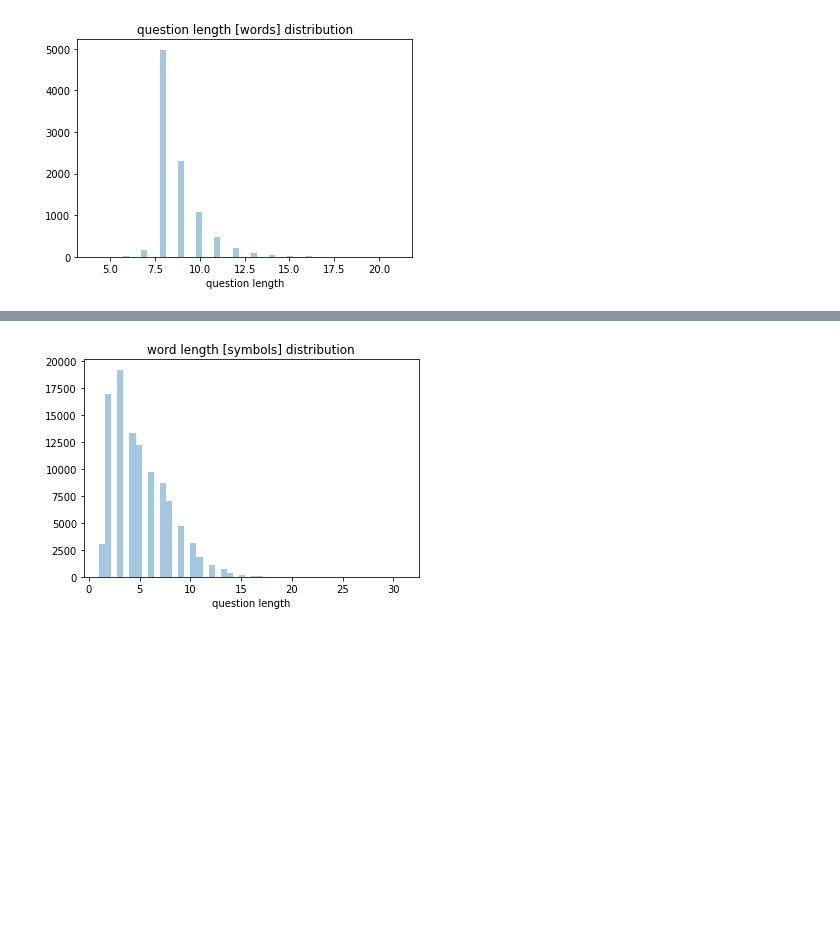
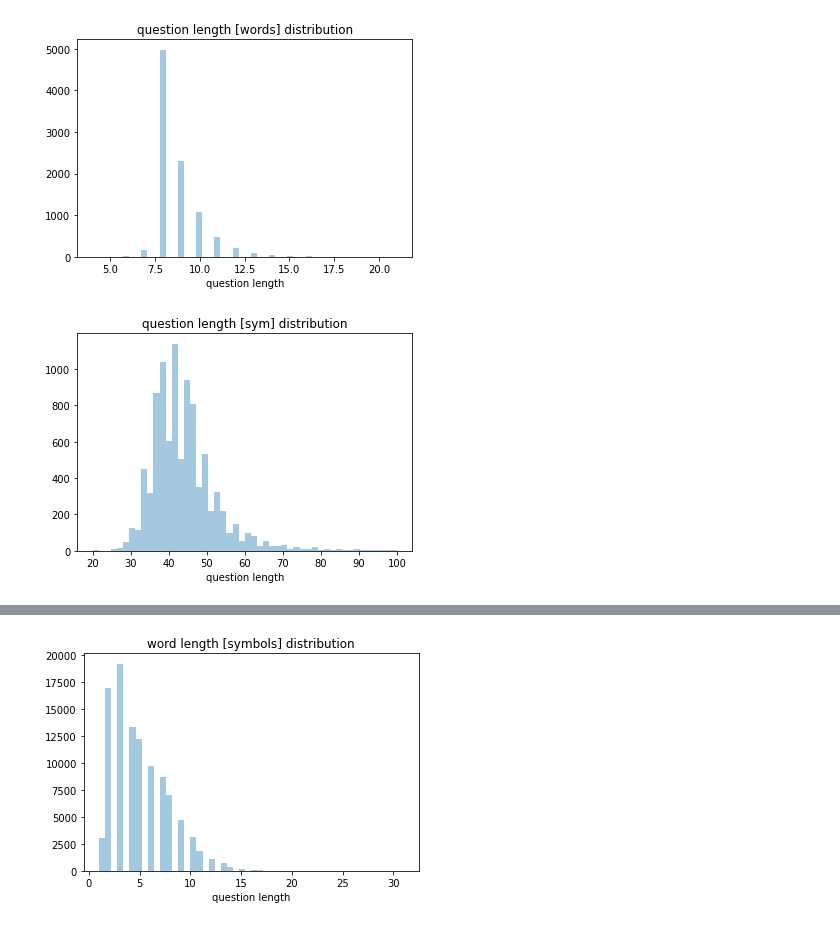
Before and after one commit to litdarya/nlp_tasks, a Jupyter notebook: hw_2/hw2.ipynb, the cells around one changed output, grey strips where cells are left out. Cells and saved outputs as stored; diff of their text form; code cells hidden in the pictures; blank space fills up the shorter version.

```diff
--- a/hw_2/hw2.ipynb
+++ b/hw_2/hw2.ipynb
@@ -226,3 +226,9 @@ plt.set_title('question length [words] distribution')
 _ = plt.set_xlabel('question length')
 # %% [output]
 [figure]
+# %%
+plt = sns.distplot([len(q) for q in train_df['question']], kde=False)
+plt.set_title('question length [sym] distribution')
+_ = plt.set_xlabel('question length')
+# %% [output]
+[figure, added]
```
Also changed, not shown: parts of 19 cells of this notebook.
